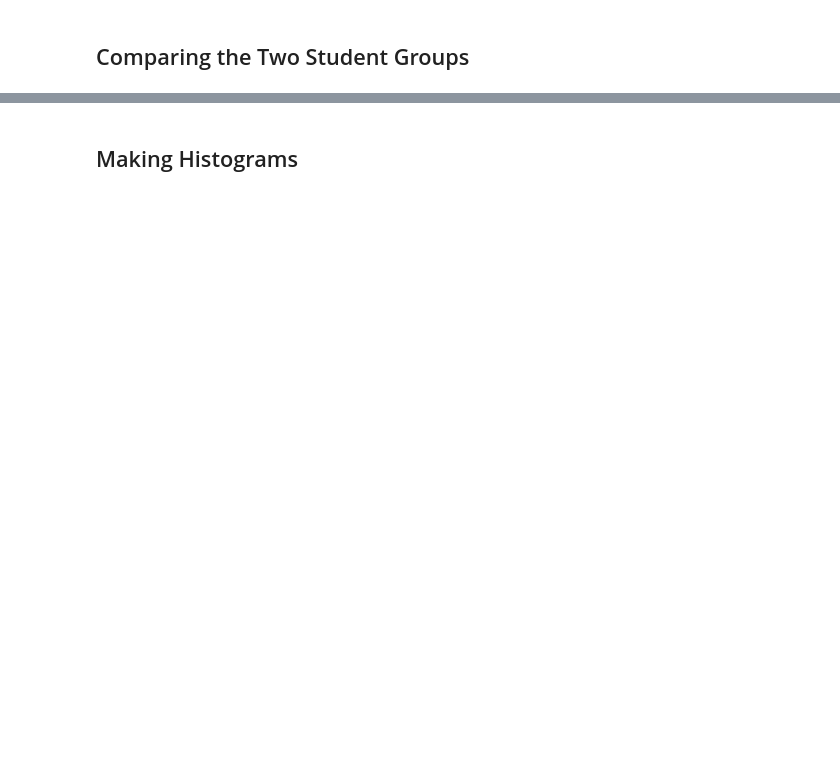
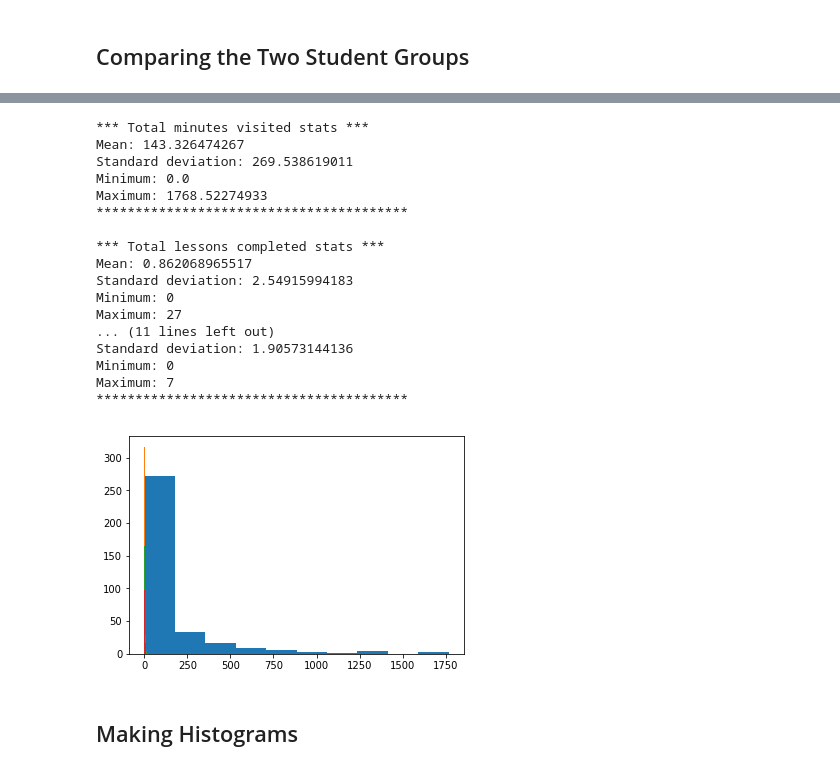
Before and after one commit to frantill/data_analysis, a Jupyter notebook: L1_Starter_Code.ipynb, the cells around one changed output, grey strips where cells are left out. Drawn from its saved outputs; the diff is of its cells as text; code cells hidden in the pictures; blank space fills up the shorter version.

```diff
--- a/L1_Starter_Code.ipynb
+++ b/L1_Starter_Code.ipynb
@@ -606,3 +630,52 @@ print(len(non_passing_engagement))
+# %%
+# Non-passing group insights
+
+non_passing_by_account = group_data(non_passing_engagement, 'account_key')
+non_passing_total_minutes_by_account = sum_group_items(non_passing_by_account, 'total_minutes_visited')
+non_passing_total_minutes = non_passing_total_minutes_by_account.values()
+
+non_passing_total_lessons_by_account = sum_group_items(non_passing_by_account, 'lessons_completed')
+non_passing_total_lessons = non_passing_total_lessons_by_account.values()
+
+non_passing_total_courses_visited_by_account = sum_group_items(non_passing_by_account, 'num_courses_visited')
+non_passing_total_courses_visited = non_passing_total_courses_visited_by_account.values()
+
+non_passing_total_visits_by_account = sum_group_items(non_passing_by_account, 'has_visited')
+non_passing_total_visits = non_passing_total_visits_by_account.values()
+
+
+
+print("*** Total minutes visited stats ***")
+describe_data(non_passing_total_minutes)
+print('**'*20+'\n')
+print("*** Total lessons completed stats ***")
+describe_data(non_passing_total_lessons)
+print('**'*20+'\n')
+print("*** Total courses visited stats ***")
+describe_data(non_passing_total_courses_visited)
+print('**'*20+'\n')
+print("*** Total visits stats ***")
+describe_data(non_passing_total_visits)
+print('**'*20+'\n')
+# %% [output]
+*** Total minutes visited stats ***
+Mean: 143.326474267
+Standard deviation: 269.538619011
+Minimum: 0.0
+Maximum: 1768.52274933
+****************************************
+
+*** Total lessons completed stats ***
+Mean: 0.862068965517
+Standard deviation: 2.54915994183
+Minimum: 0
+Maximum: 27
+... (11 lines left out)
+Standard deviation: 1.90573144136
+Minimum: 0
+Maximum: 7
+****************************************
+[figure, added]
 # %% [markdown]
 ## Making Histograms
 # %%
```
Also changed, not shown: parts of 16 cells of this notebook.
